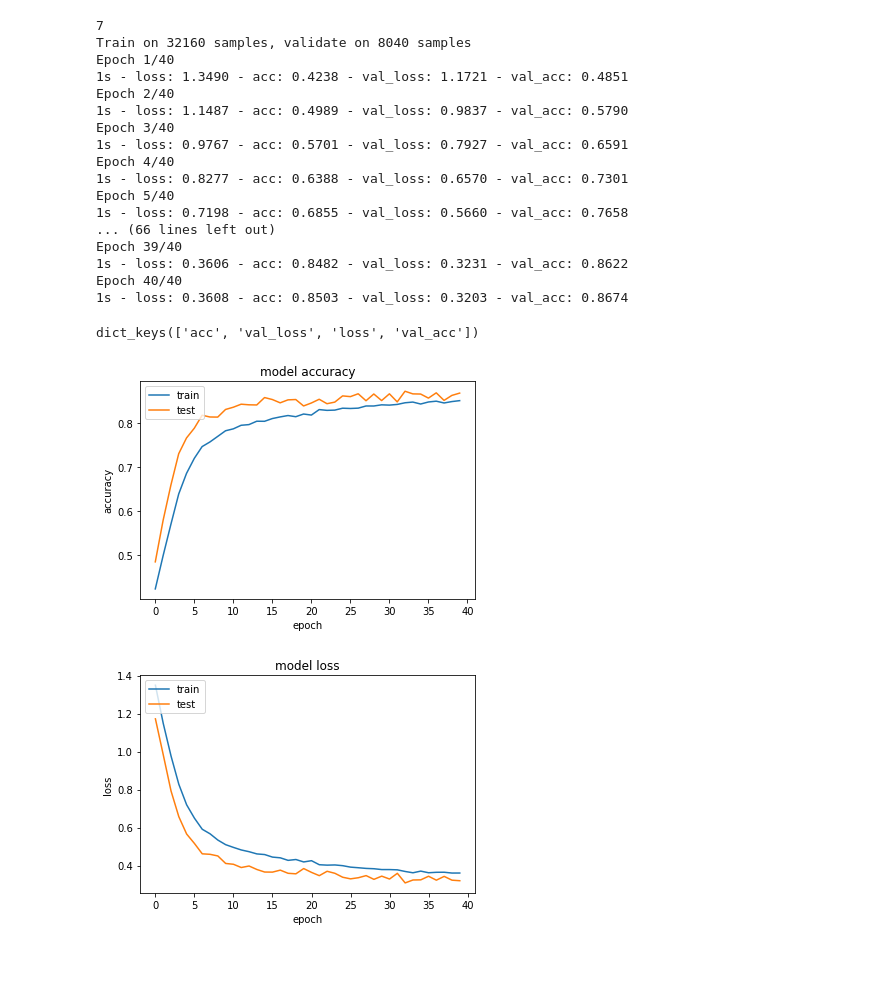
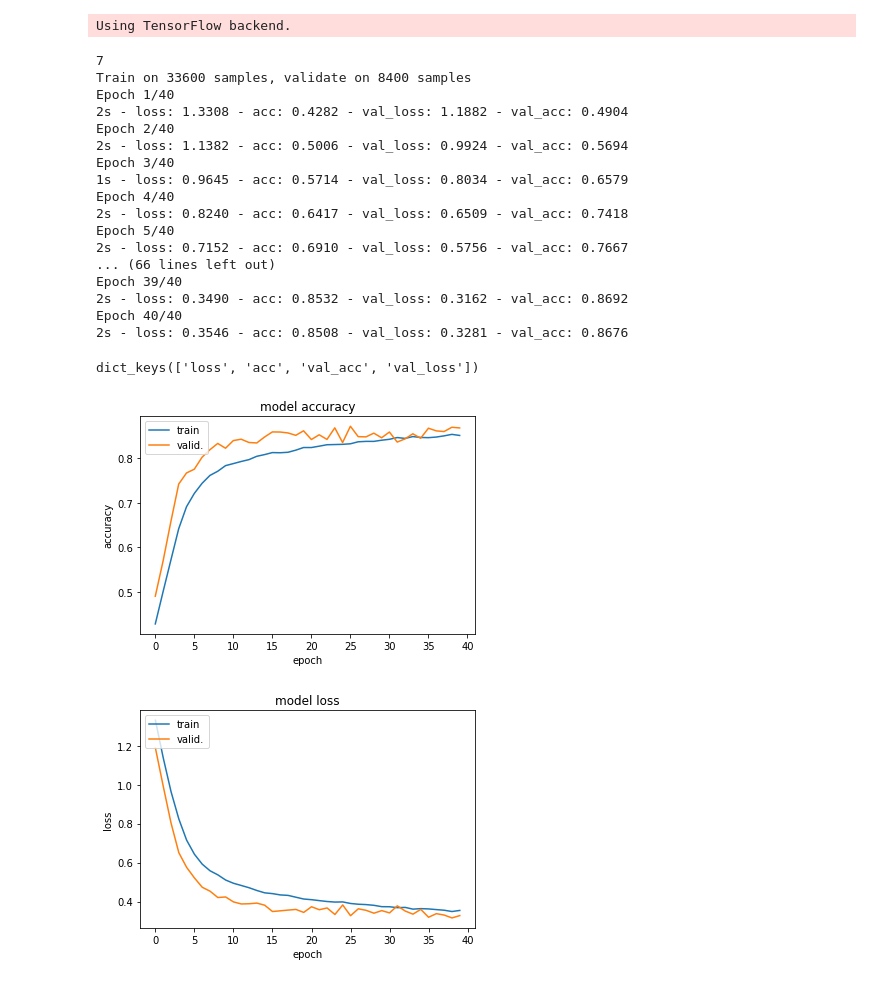
Before and after one commit to jamesandersen/aws-machine-learning-demo, a Jupyter notebook: keras-deeplearning/lending-club-loan-grades.ipynb, the cells around one changed output. Drawn from its saved outputs; the diff is of its cells as text; code cells hidden in the pictures.

Commit message:
Pass in sample size via environment variable; fix NaN introduced via divide by zero in cleaning script

```diff
--- a/keras-deeplearning/lending-club-loan-grades.ipynb
+++ b/keras-deeplearning/lending-club-loan-grades.ipynb
@@ -14,7 +14,7 @@ credit_numeric=['acc_now_delinq','acc_open_past_24mths','avg_cur_bal','bc_open_t
                 'num_bc_tl','num_il_tl', 'num_rev_tl_bal_gt_0','pct_tl_nvr_dlq',
                 'percent_bc_gt_75','tot_hi_cred_lim','total_bal_ex_mort','total_bc_limit',
                 'total_il_high_credit_limit','total_rev_hi_lim','all_util', 'loan_to_income',
-                'installment_pct_inc','il_util_ex_mort','total_bal_il','total_cu_tl']
+                'installment_pct_inc','il_util','il_util_ex_mort','total_bal_il','total_cu_tl']
 label = ['grade']
 
 # Read in lending club data
@@ -24,4 +24,4 @@ lcdata = pd.read_csv("/tmp/lcdata/lc-2015-loans.csv",
                      usecols=applicant_numeric + applicant_categorical + credit_numeric + label)
 
 
-#print(lcdata.describe())
+print(lcdata.info())
@@ -59,7 +74,13 @@ Rows with null/NaN values: 0
-# %%
-# Select a sample of the rows for processing locally (so it isn't painfully slow!)
-data = lcdata.sample(60000)
-
-# Print info on lending club data
-# print(data.info())
-# print(data.head())
+# %%
+# Check for an environment variable called "sample"
+# When present, select a sample of the rows for processing
+# to avoid painfully slow processing in local testing
+import os
+
+sample = os.environ.get("sample")
+if sample != None:
+    print("Using only a sample of {} observations".format(sample))
+    data = lcdata.sample(int(60000))
+else:
+    print("Using the full set of {} observations".format(lcdata.shape[0]))
+    data = lcdata
@@ -116,9 +137,8 @@ print(y.sample())
 # %%
-# Import `train_test_split` from `sklearn.model_selection`
 from sklearn.model_selection import train_test_split
 
-# Split the data up in train and test sets
-X_train, X_test, y_train, y_test = train_test_split(X, y, test_size=0.33, random_state=42)
+# Create train and test sets
+X_train, X_test, y_train, y_test = train_test_split(X, y, test_size=0.30, random_state=23)
 
 print(X_train.head())
 # %% [output]
@@ -171,46 +191,47 @@ def baseline_model():
 model = baseline_model()
 history = model.fit(X_train.as_matrix(), y_train.as_matrix(), validation_split=0.2, epochs=40, batch_size=32, verbose=2)
 # %% [output]
-7
-Train on 32160 samples, validate on 8040 samples
-Epoch 1/40
-1s - loss: 1.3490 - acc: 0.4238 - val_loss: 1.1721 - val_acc: 0.4851
-Epoch 2/40
-1s - loss: 1.1487 - acc: 0.4989 - val_loss: 0.9837 - val_acc: 0.5790
-Epoch 3/40
-1s - loss: 0.9767 - acc: 0.5701 - val_loss: 0.7927 - val_acc: 0.6591
-Epoch 4/40
-1s - loss: 0.8277 - acc: 0.6388 - val_loss: 0.6570 - val_acc: 0.7301
-Epoch 5/40
-1s - loss: 0.7198 - acc: 0.6855 - val_loss: 0.5660 - val_acc: 0.7658
-... (66 lines left out)
-Epoch 39/40
-1s - loss: 0.3606 - acc: 0.8482 - val_loss: 0.3231 - val_acc: 0.8622
-Epoch 40/40
-1s - loss: 0.3608 - acc: 0.8503 - val_loss: 0.3203 - val_acc: 0.8674
+Using TensorFlow backend.
+7
+Train on 33600 samples, validate on 8400 samples
+Epoch 1/40
+2s - loss: 1.3308 - acc: 0.4282 - val_loss: 1.1882 - val_acc: 0.4904
+Epoch 2/40
+2s - loss: 1.1382 - acc: 0.5006 - val_loss: 0.9924 - val_acc: 0.5694
+Epoch 3/40
+1s - loss: 0.9645 - acc: 0.5714 - val_loss: 0.8034 - val_acc: 0.6579
+Epoch 4/40
+2s - loss: 0.8240 - acc: 0.6417 - val_loss: 0.6509 - val_acc: 0.7418
+Epoch 5/40
+2s - loss: 0.7152 - acc: 0.6910 - val_loss: 0.5756 - val_acc: 0.7667
+... (66 lines left out)
+Epoch 39/40
+2s - loss: 0.3490 - acc: 0.8532 - val_loss: 0.3162 - val_acc: 0.8692
+Epoch 40/40
+2s - loss: 0.3546 - acc: 0.8508 - val_loss: 0.3281 - val_acc: 0.8676
 # %%
 # list all data in history
 print(history.history.keys())
 # summarize history for accuracy
 plt.plot(history.history['acc'])
 plt.plot(history.history['val_acc'])
 plt.title('model accuracy')
 plt.ylabel('accuracy')
 plt.xlabel('epoch')
-plt.legend(['train', 'test'], loc='upper left')
+plt.legend(['train', 'valid.'], loc='upper left')
 plt.show()
 # summarize history for loss
 plt.plot(history.history['loss'])
 plt.plot(history.history['val_loss'])
 plt.title('model loss')
 plt.ylabel('loss')
 plt.xlabel('epoch')
-plt.legend(['train', 'test'], loc='upper left')
+plt.legend(['train', 'valid.'], loc='upper left')
 plt.show()
 # %% [output]
-dict_keys(['acc', 'val_loss', 'loss', 'val_acc'])
+dict_keys(['loss', 'acc', 'val_acc', 'val_loss'])
-[figure, old version]
+[figure, new version]
-[figure, old version]
+[figure, new version]
 # %%
 import numpy as np
 
```
Also changed, not shown: parts of 8 cells of this notebook, 2 other files.
